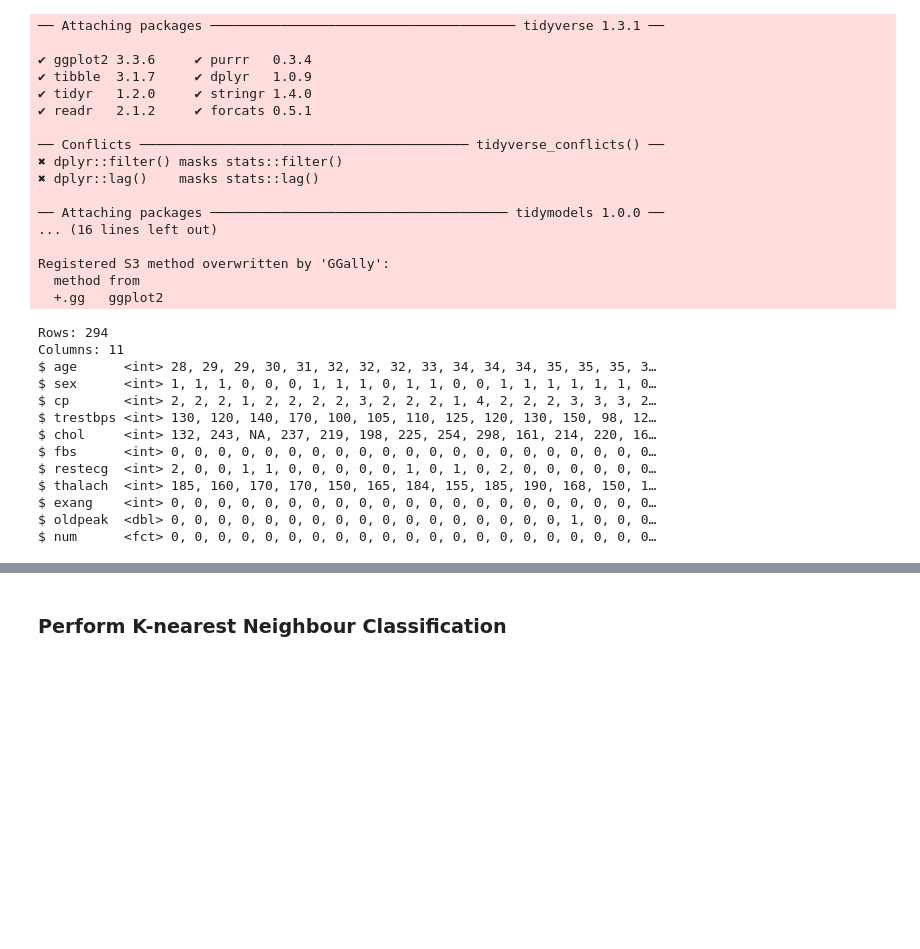
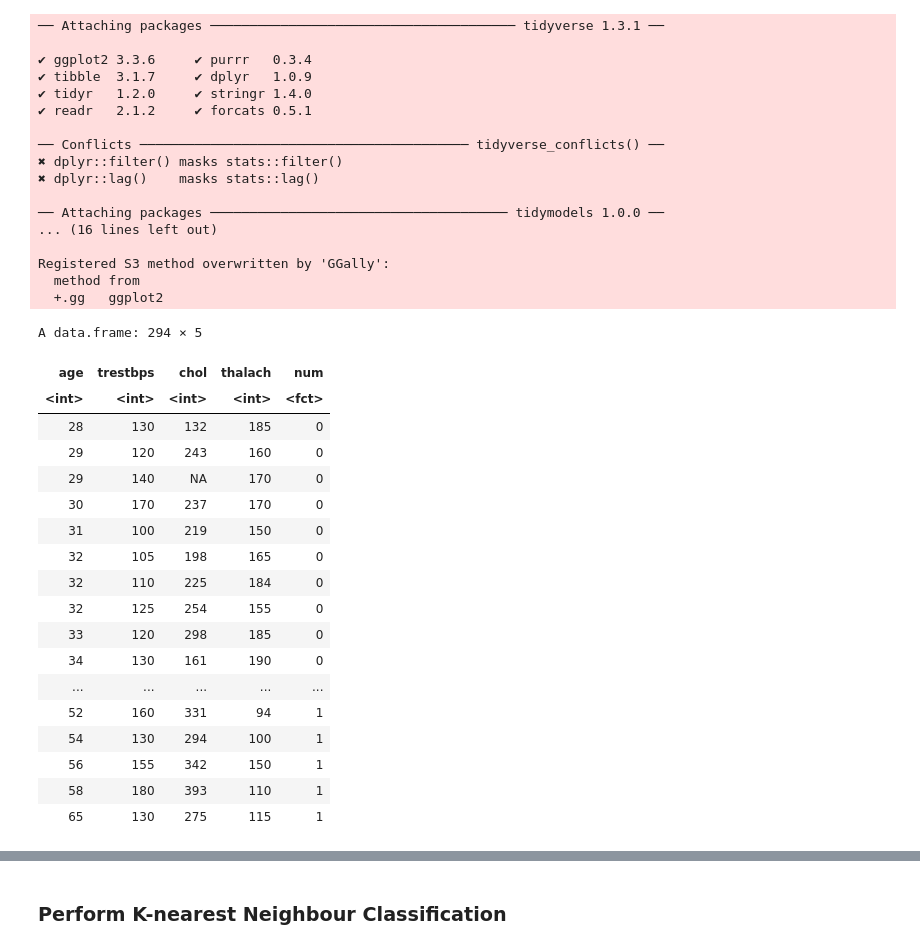
Before and after one commit to juliahudea/dsci-100-project, a Jupyter notebook: Analysis_Section_(new).ipynb, the cells around one changed output, grey strips where cells are left out. Saved outputs shown, nothing was run; the diff lists cells and outputs as text; code cells hidden in the pictures; blank space fills up the shorter version.

```diff
--- a/Analysis_Section_(new).ipynb
+++ b/Analysis_Section_(new).ipynb
@@ -28,37 +28,35 @@ Registered S3 method overwritten by 'GGally':
 # %%
 url <- "https://archive.ics.uci.edu/ml/machine-learning-databases/heart-disease/processed.hungarian.data"
 hungarian_heart_disease_data <- read.csv(url, header = FALSE, na.strings = "?", stringsAsFactors = TRUE)
 colnames(hungarian_heart_disease_data) <- c("age", "sex", "cp", "trestbps", "chol", "fbs", "restecg", "thalach", "exang", "oldpeak", "slope", "ca", "hal", "num")
 hungarian_heart_disease_data <- mutate(hungarian_heart_disease_data, num = as_factor(num))
 
-# tidy_hungarian_heart_disease_data <- hungarian_heart_disease_data |>
-#     mutate(patient_id = row_number())
-
-
-# heart_disease_data_scaled <- tidy_hungarian_heart_disease_data |>
-#     select(age:thal) |>
-#     mutate_all(scale, center = TRUE) |>
-#     bind_cols(tidy_hungarian_heart_disease_data |> select(patient_id, num))
-
 
 heart_disease_relevant <- hungarian_heart_disease_data|>
-    select(-slope, -ca, -hal)
+    select(-slope, -ca, -hal) |> #remove all columns w/ NA
+    select(-sex,-cp, -fbs, -restecg, -exang, -oldpeak) #remove all column with categorical variable
 
 heart_disease_relevant$num <- as_factor(heart_disease_relevant$num)
 
-glimpse(heart_disease_relevant)
+heart_disease_relevant
 # %% [output]
-Rows: 294
-Columns: 11
-$ age      <int> 28, 29, 29, 30, 31, 32, 32, 32, 33, 34, 34, 34, 35, 35, 35, 3…
-$ sex      <int> 1, 1, 1, 0, 0, 0, 1, 1, 1, 0, 1, 1, 0, 0, 1, 1, 1, 1, 1, 1, 0…
-$ cp       <int> 2, 2, 2, 1, 2, 2, 2, 2, 3, 2, 2, 2, 1, 4, 2, 2, 2, 3, 3, 3, 2…
-$ trestbps <int> 130, 120, 140, 170, 100, 105, 110, 125, 120, 130, 150, 98, 12…
-$ chol     <int> 132, 243, NA, 237, 219, 198, 225, 254, 298, 161, 214, 220, 16…
-$ fbs      <int> 0, 0, 0, 0, 0, 0, 0, 0, 0, 0, 0, 0, 0, 0, 0, 0, 0, 0, 0, 0, 0…
-$ restecg  <int> 2, 0, 0, 1, 1, 0, 0, 0, 0, 0, 1, 0, 1, 0, 2, 0, 0, 0, 0, 0, 0…
-$ thalach  <int> 185, 160, 170, 170, 150, 165, 184, 155, 185, 190, 168, 150, 1…
-$ exang    <int> 0, 0, 0, 0, 0, 0, 0, 0, 0, 0, 0, 0, 0, 0, 0, 0, 0, 0, 0, 0, 0…
-$ oldpeak  <dbl> 0, 0, 0, 0, 0, 0, 0, 0, 0, 0, 0, 0, 0, 0, 0, 0, 0, 1, 0, 0, 0…
-$ num      <fct> 0, 0, 0, 0, 0, 0, 0, 0, 0, 0, 0, 0, 0, 0, 0, 0, 0, 0, 0, 0, 0…
+A data.frame: 294 × 5
+| age | trestbps | chol | thalach | num |
+| <int> | <int> | <int> | <int> | <fct> |
+| 28 | 130 | 132 | 185 | 0 |
+| 29 | 120 | 243 | 160 | 0 |
+| 29 | 140 | NA | 170 | 0 |
+| 30 | 170 | 237 | 170 | 0 |
+| 31 | 100 | 219 | 150 | 0 |
+| 32 | 105 | 198 | 165 | 0 |
+| 32 | 110 | 225 | 184 | 0 |
+| 32 | 125 | 254 | 155 | 0 |
+| 33 | 120 | 298 | 185 | 0 |
+| 34 | 130 | 161 | 190 | 0 |
+| ... | ... | ... | ... | ... |
+| 52 | 160 | 331 | 94 | 1 |
+| 54 | 130 | 294 | 100 | 1 |
+| 56 | 155 | 342 | 150 | 1 |
+| 58 | 180 | 393 | 110 | 1 |
+| 65 | 130 | 275 | 115 | 1 |
 # %% [markdown]
```
Also changed, not shown: parts of 12 cells of this notebook.
